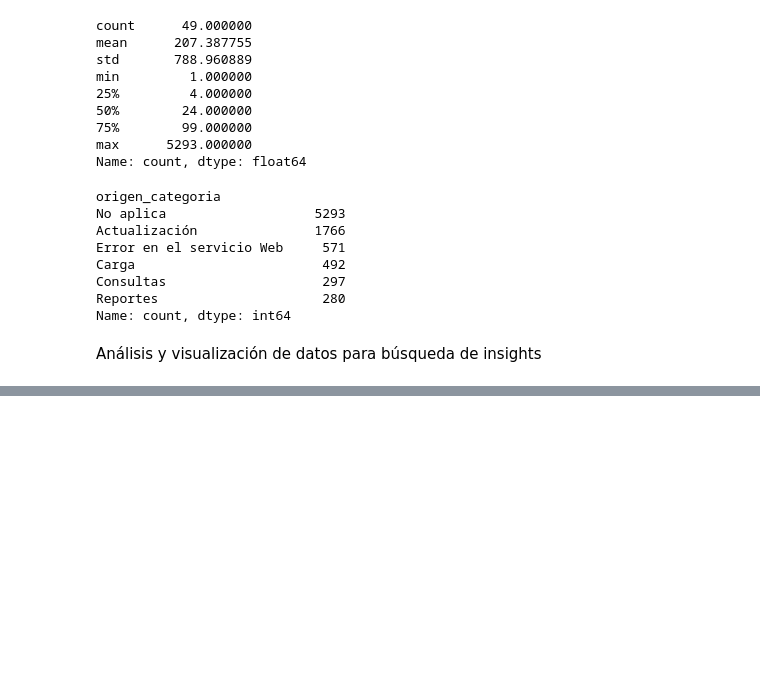
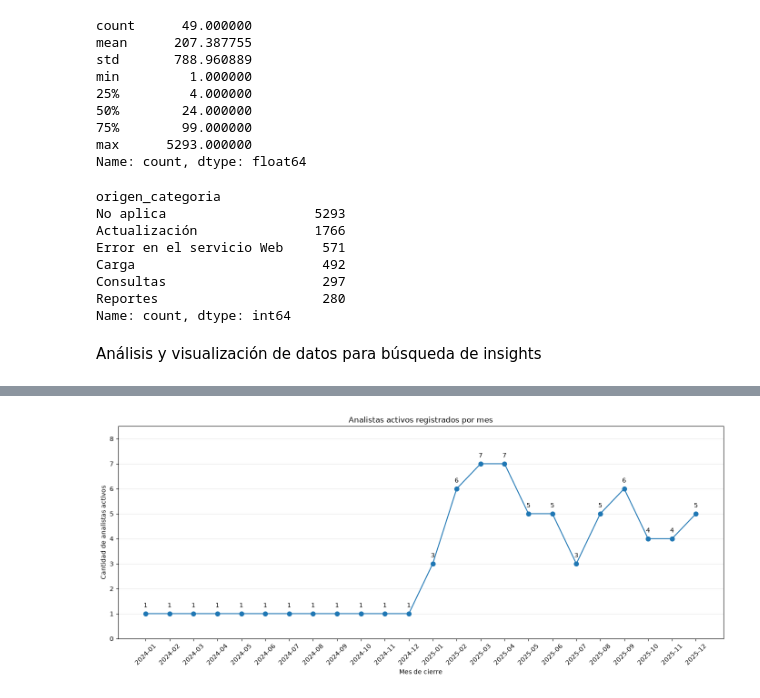
Before and after one commit to EV081/Proyecto-Promotick-ACD, a Jupyter notebook: ACD_data_proyecto_limpieza.ipynb, the cells around one changed output, grey strips where cells are left out. Cells and saved outputs as stored; diff of their text form; code cells hidden in the pictures; blank space fills up the shorter version.

```diff
--- a/ACD_data_proyecto_limpieza.ipynb
+++ b/ACD_data_proyecto_limpieza.ipynb
@@ -1471,0 +1918,35 @@ Análisis y visualización de datos para búsqueda de insights
+# %%
+plt.figure(figsize=(14, 6))
+
+ax = plt.gca()
+
+ax.plot(
+    capacidad_grafico["mes_label"],
+    capacidad_grafico["analistas_activos"],
+    marker="o",
+    markersize=7
+)
+
+plt.title("Analistas activos registrados por mes")
+plt.xlabel("Mes de cierre")
+plt.ylabel("Cantidad de analistas activos")
+plt.xticks(rotation=45)
+plt.grid(axis="y", alpha=0.3)
+
+for i, fila in capacidad_grafico.reset_index(drop=True).iterrows():
+    ax.text(
+        i,
+        fila["analistas_activos"] + 0.25,
+        f'{fila["analistas_activos"]:.0f}',
+        ha="center"
+    )
+
+plt.ylim(
+    0,
+    capacidad_grafico["analistas_activos"].max() + 1.5
+)
+
+plt.tight_layout()
+plt.show()
+# %% [output]
+[figure, added]
```
Also changed, not shown: parts of 24 cells of this notebook.
